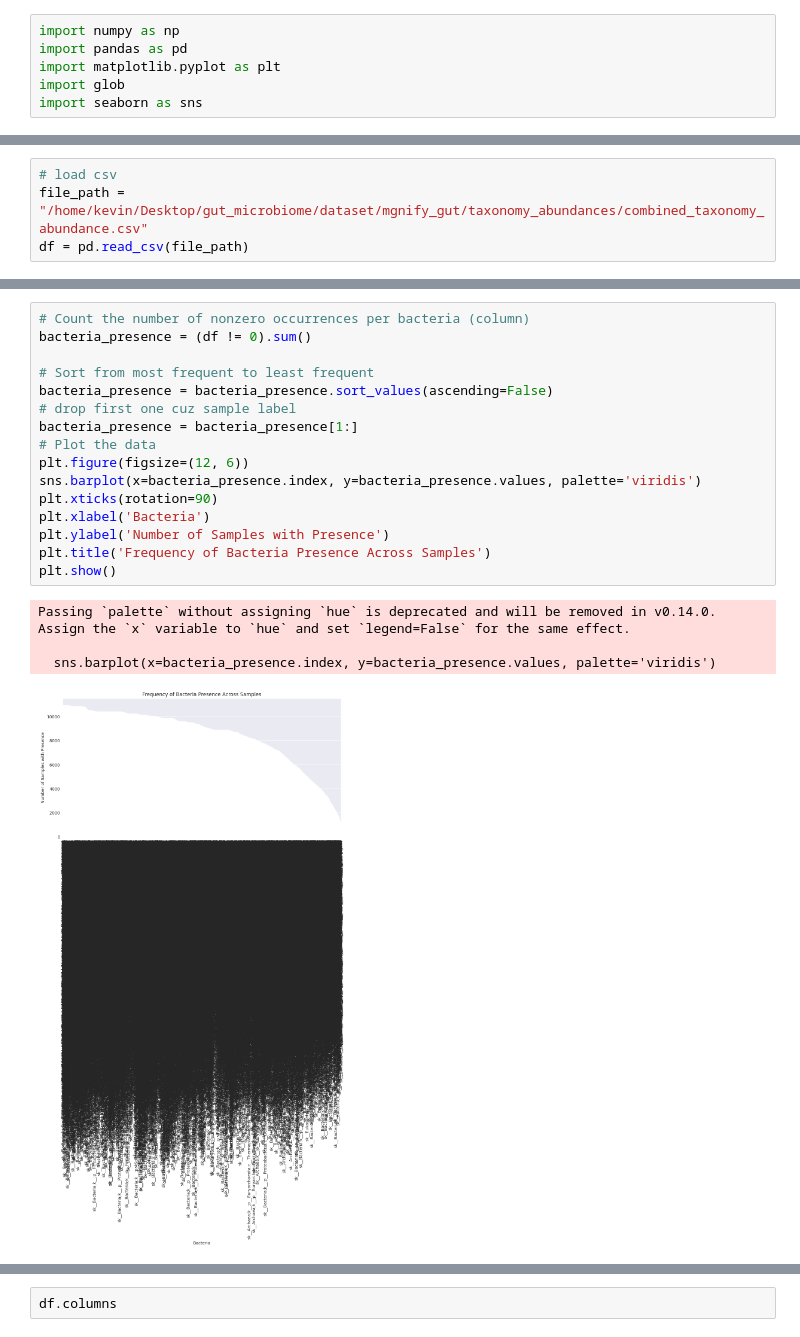
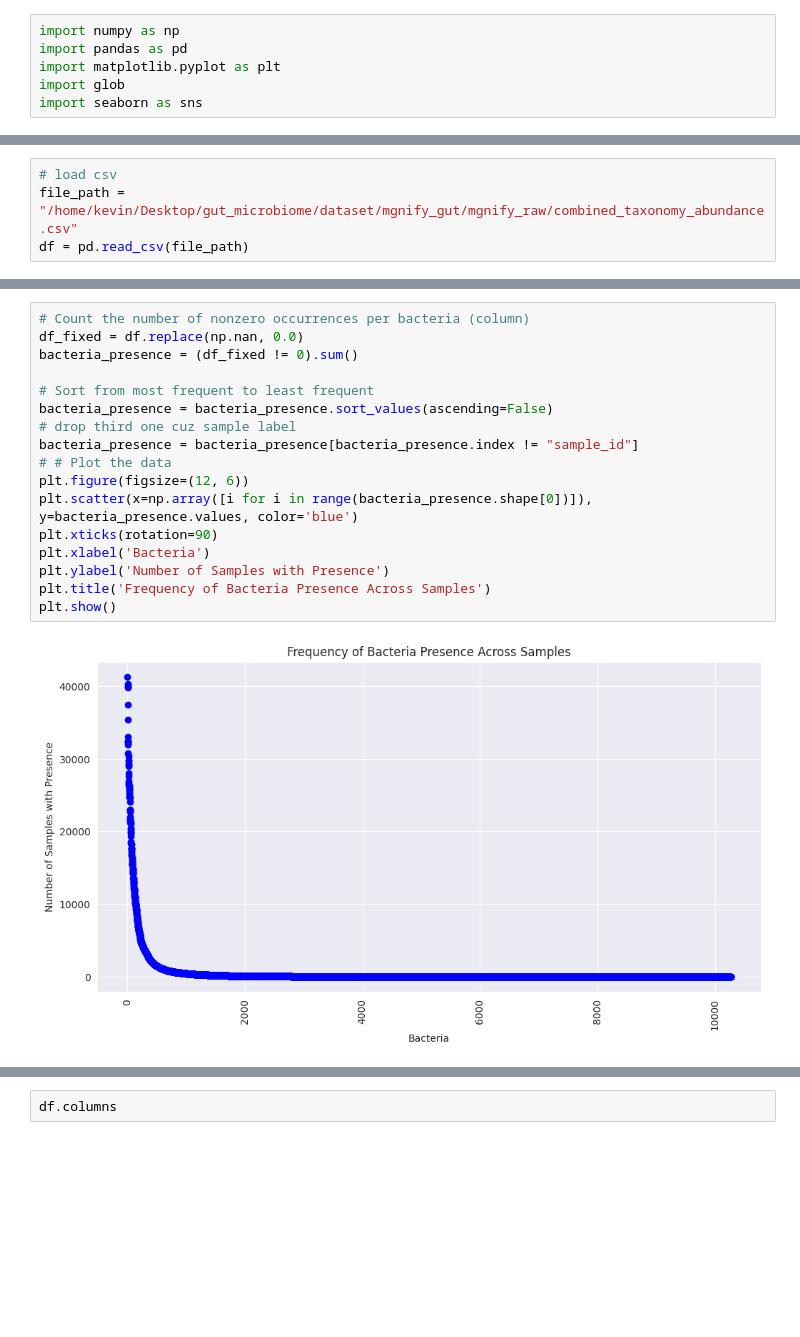
Before and after one commit to kkcchen/gut_microbiome_GPT, a Jupyter notebook: notebooks/dataset_characterization/mgnify_gut_dataset.ipynb, the cells around one changed output, grey strips where cells are left out. Drawn from its saved outputs; the diff is of its cells as text; blank space fills up the shorter version.

```diff
--- a/notebooks/dataset_characterization/mgnify_gut_dataset.ipynb
+++ b/notebooks/dataset_characterization/mgnify_gut_dataset.ipynb
@@ -30,6 +7,6 @@ combined_df.to_csv(f"{dataset_path}/combined_taxonomy_abundance.csv", sep=',', i
 # %%
 # load csv
-file_path = "/home/kevin/Desktop/gut_microbiome/dataset/mgnify_gut/taxonomy_abundances/combined_taxonomy_abundance.csv"
+file_path = "/home/kevin/Desktop/gut_microbiome/dataset/mgnify_gut/mgnify_raw/combined_taxonomy_abundance.csv"
 df = pd.read_csv(file_path)
 # %%
 df.columns
@@ -54,21 +34,19 @@ Index(['Sample',
 # %%
 # Count the number of nonzero occurrences per bacteria (column)
-bacteria_presence = (df != 0).sum()
+df_fixed = df.replace(np.nan, 0.0)
+bacteria_presence = (df_fixed != 0).sum()
 
 # Sort from most frequent to least frequent
 bacteria_presence = bacteria_presence.sort_values(ascending=False)
-# drop first one cuz sample label
-bacteria_presence = bacteria_presence[1:]
-# Plot the data
+# drop third one cuz sample label
+bacteria_presence = bacteria_presence[bacteria_presence.index != "sample_id"]
+# # Plot the data
 plt.figure(figsize=(12, 6))
-sns.barplot(x=bacteria_presence.index, y=bacteria_presence.values, palette='viridis')
+plt.scatter(x=np.array([i for i in range(bacteria_presence.shape[0])]), y=bacteria_presence.values, color='blue')
 plt.xticks(rotation=90)
 plt.xlabel('Bacteria')
 plt.ylabel('Number of Samples with Presence')
 plt.title('Frequency of Bacteria Presence Across Samples')
 plt.show()
 # %% [output]
-Passing `palette` without assigning `hue` is deprecated and will be removed in v0.14.0. Assign the `x` variable to `hue` and set `legend=False` for the same effect.
-
-  sns.barplot(x=bacteria_presence.index, y=bacteria_presence.values, palette='viridis')
-[figure, old version]
+[figure, new version]
```
Also changed, not shown: parts of 5 cells of this notebook, 2 other files.
